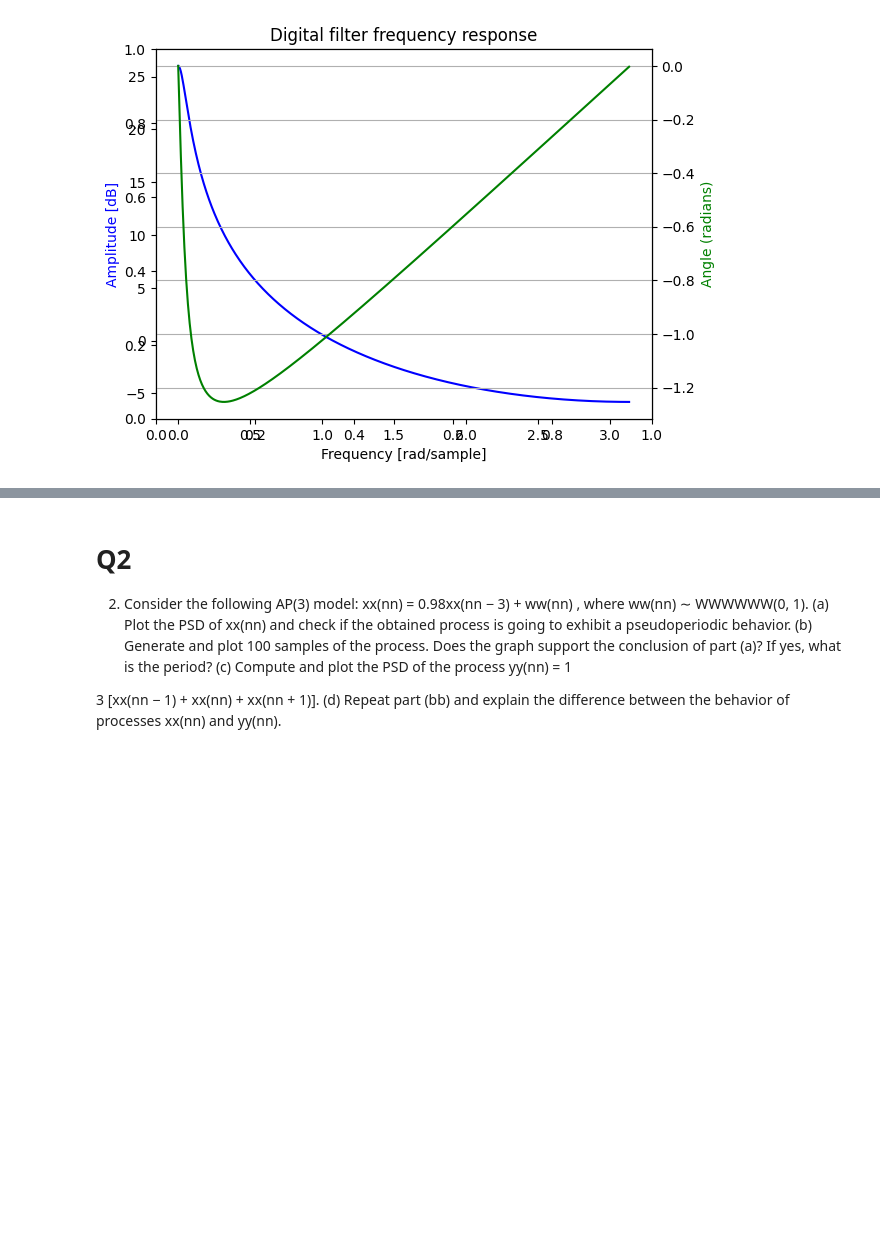
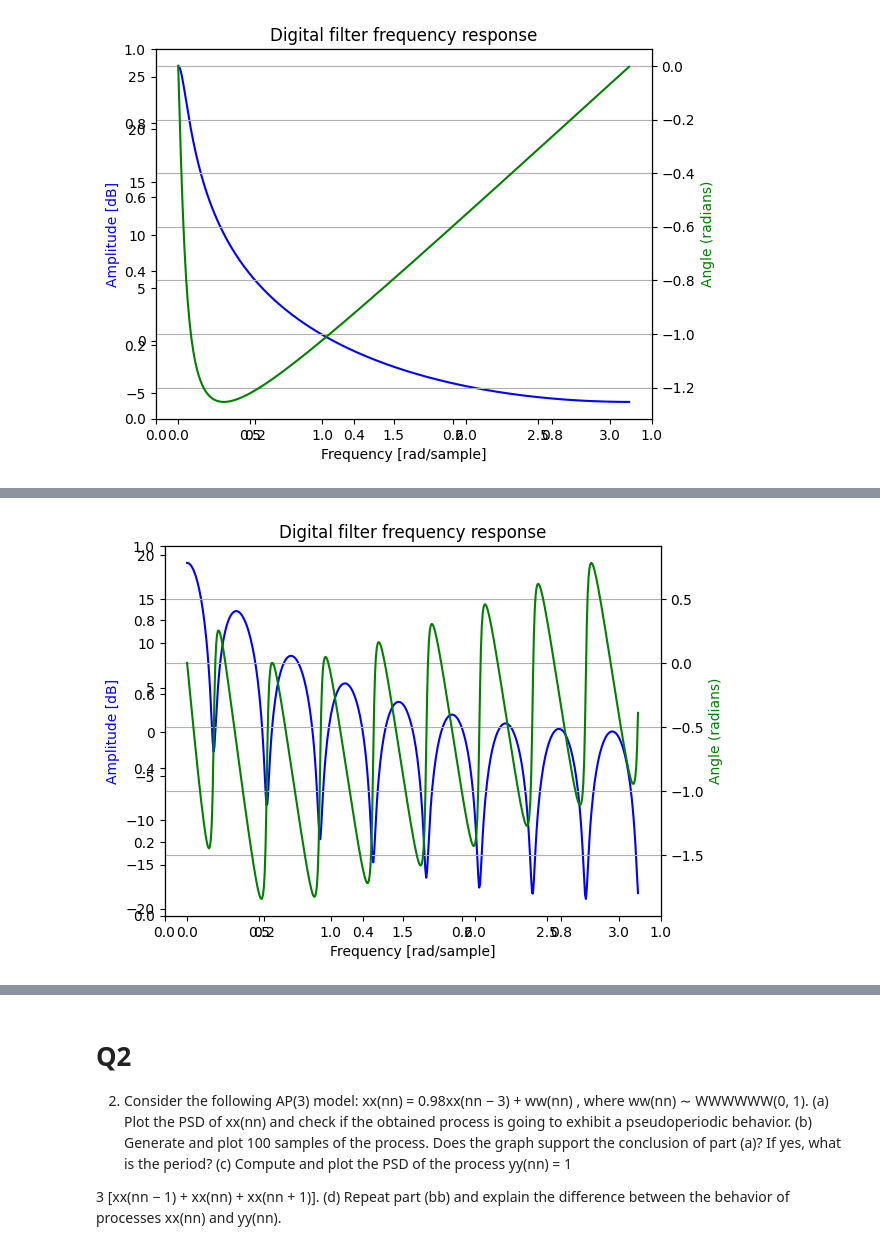
Before and after one commit to Ankuraxz/Advanced-Signal-Processing, a Jupyter notebook: Assignment1.ipynb, the cells around one changed output, grey strips where cells are left out. Saved outputs shown, nothing was run; the diff lists cells and outputs as text; code cells hidden in the pictures; blank space fills up the shorter version.

```diff
--- a/Assignment1.ipynb
+++ b/Assignment1.ipynb
@@ -338,0 +362,22 @@ plt.show()
+# %%
+#a =0.8, N=16
+x = [0]*18
+x[0] = 1
+x[-1] = 0.8
+w,h = scipy.signal.freqz(x,[1,-0.8])
+
+fig = plt.figure()
+plt.title('Digital filter frequency response')
+ax1 = fig.add_subplot(111)
+plt.plot(w, 20 * np.log10(abs(h)), 'b')
+plt.ylabel('Amplitude [dB]', color='b')
+plt.xlabel('Frequency [rad/sample]')
+ax2 = ax1.twinx()
+angles = np.unwrap(np.angle(h))
+plt.plot(w, angles, 'g')
+plt.ylabel('Angle (radians)', color='g')
+plt.grid()
+plt.axis('tight')
+plt.show()
+# %% [output]
+[figure, added]
```
Also changed, not shown: parts of 33 cells of this notebook.
